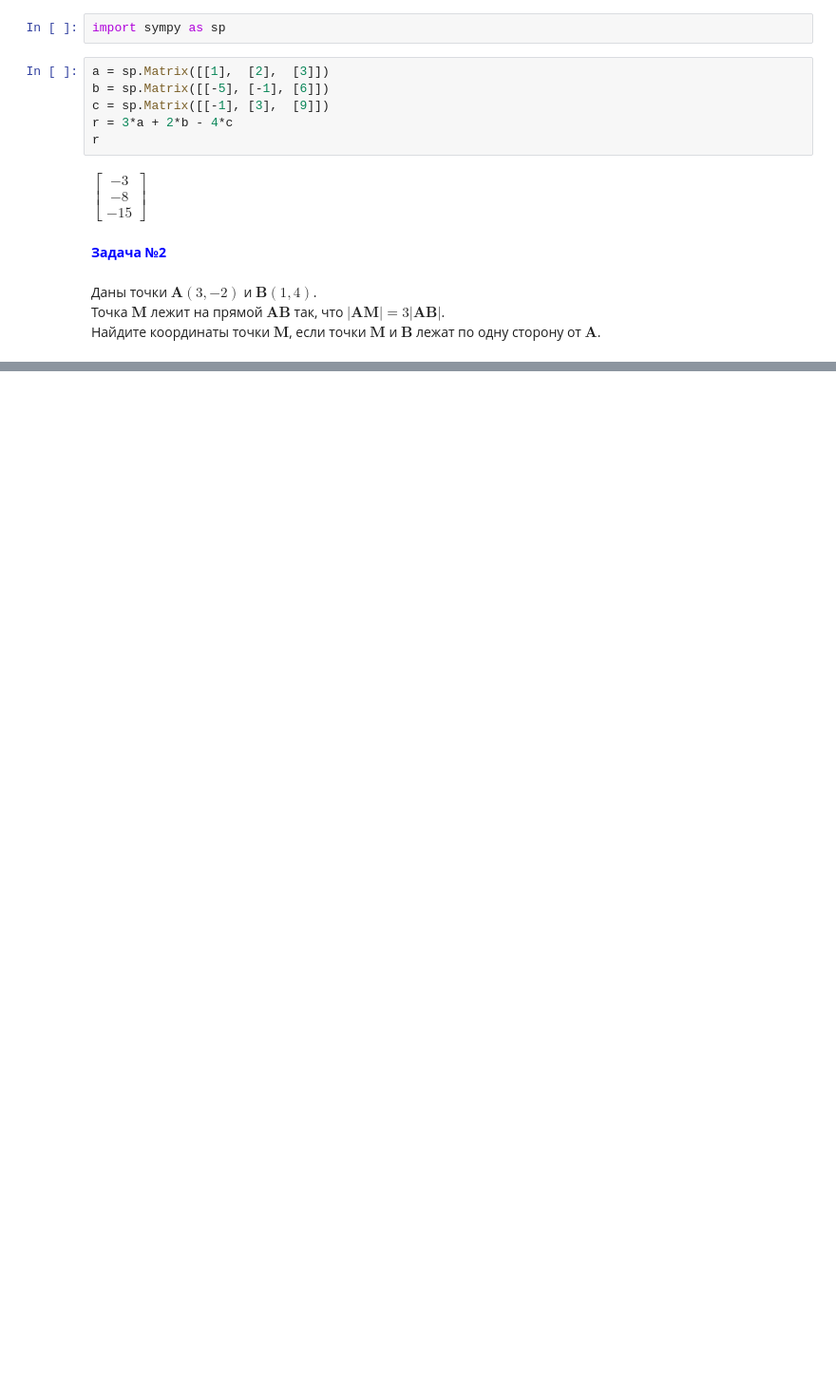
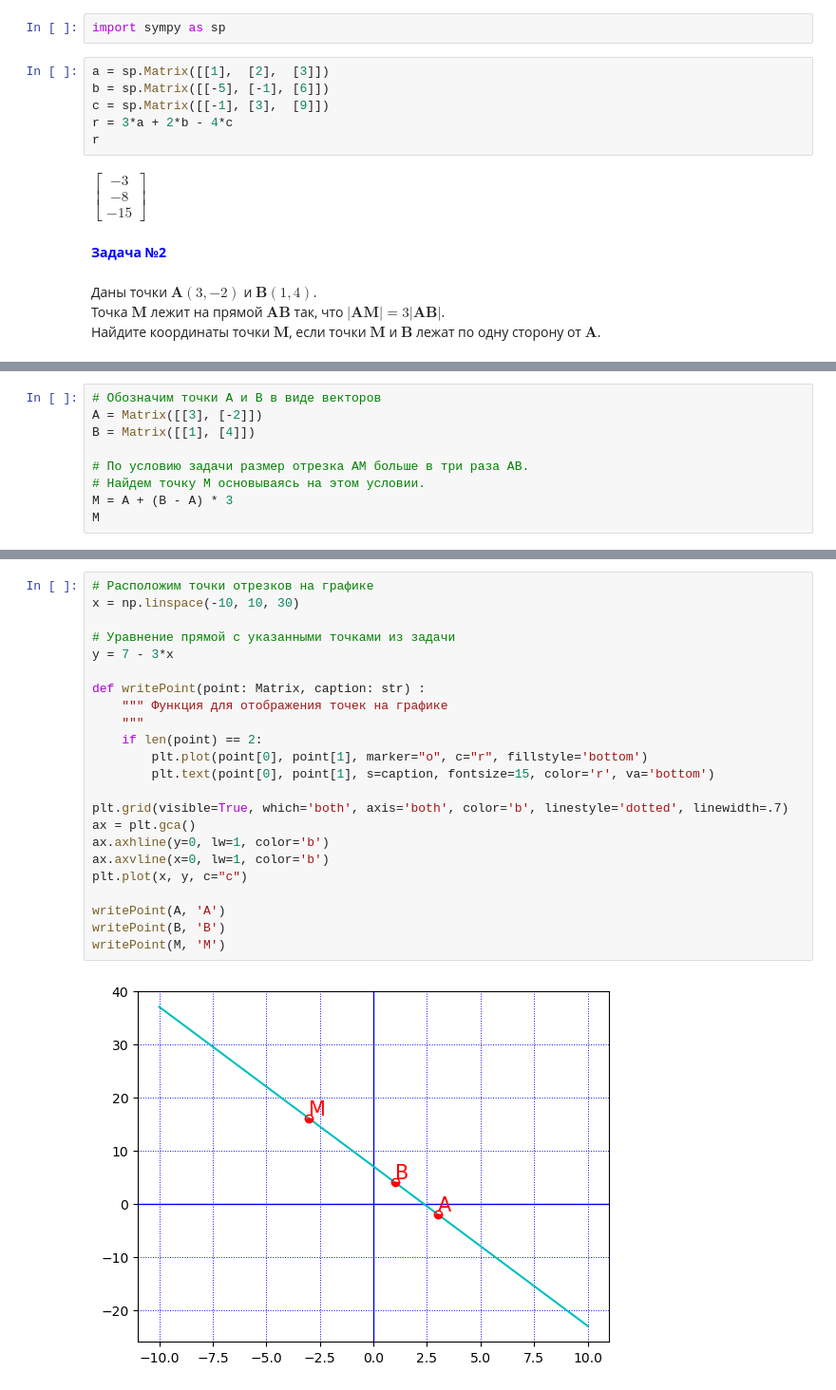
Before and after one commit to Vincopter/PracticalJob_3_1, a Jupyter notebook: interactive/practise1.ipynb, the cells around one changed output, grey strips where cells are left out. Shown at 95% size. Saved outputs shown, nothing was run; the diff lists cells and outputs as text; blank space fills up the shorter version.

```diff
--- a/interactive/practise1.ipynb
+++ b/interactive/practise1.ipynb
@@ -23,0 +29,9 @@ $|\mathbf{AM}| = 3|\mathbf{AB}|$.<br>
+# %%
+# Обозначим точки A и B в виде векторов
+A = Matrix([[3], [-2]])
+B = Matrix([[1], [4]])
+
+# По условию задачи размер отрезка AM больше в три раза AB.
+# Найдем точку M основываясь на этом условии.
+M = A + (B - A) * 3
+M
@@ -23,0 +53,25 @@ $|\mathbf{AM}| = 3|\mathbf{AB}|$.<br>
+# %%
+# Расположим точки отрезков на графике
+x = np.linspace(-10, 10, 30)
+
+# Уравнение прямой с указанными точками из задачи
+y = 7 - 3*x
+
+def writePoint(point: Matrix, caption: str) :
+    """ Функция для отображения точек на графике
+    """
+    if len(point) == 2:
+        plt.plot(point[0], point[1], marker="o", c="r", fillstyle='bottom')
+        plt.text(point[0], point[1], s=caption, fontsize=15, color='r', va='bottom')
+
+plt.grid(visible=True, which='both', axis='both', color='b', linestyle='dotted', linewidth=.7)
+ax = plt.gca()
+ax.axhline(y=0, lw=1, color='b')
+ax.axvline(x=0, lw=1, color='b')
+plt.plot(x, y, c="c")
+
+writePoint(A, 'A')
+writePoint(B, 'B')
+writePoint(M, 'M')
+# %% [output]
+[figure, added]
```
Also changed, not shown: parts of 5 cells of this notebook, 6 other files.
